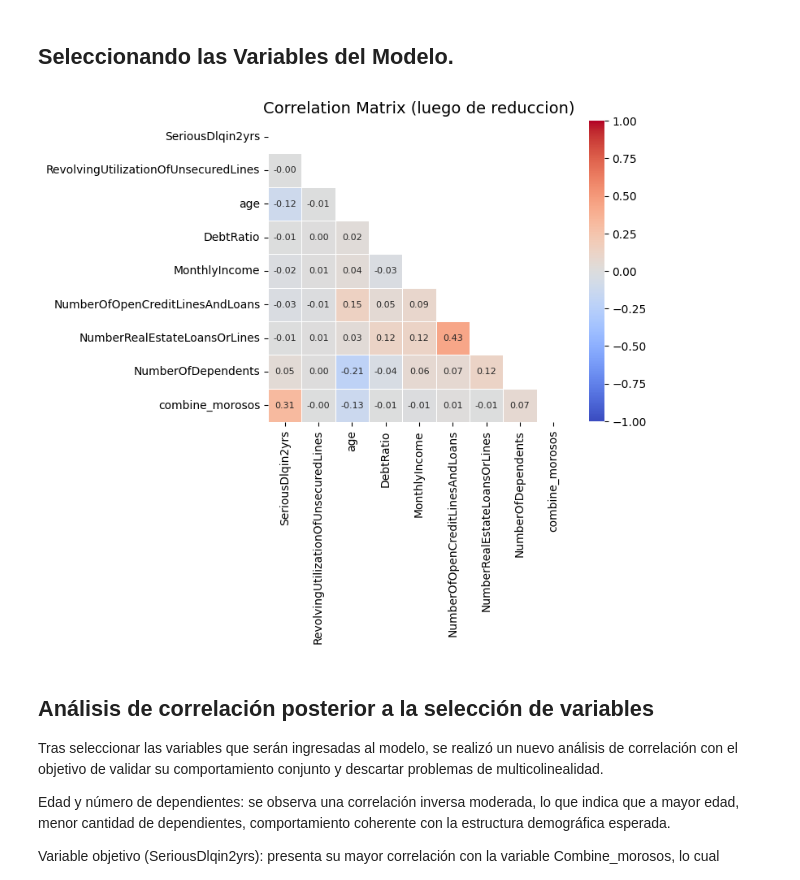
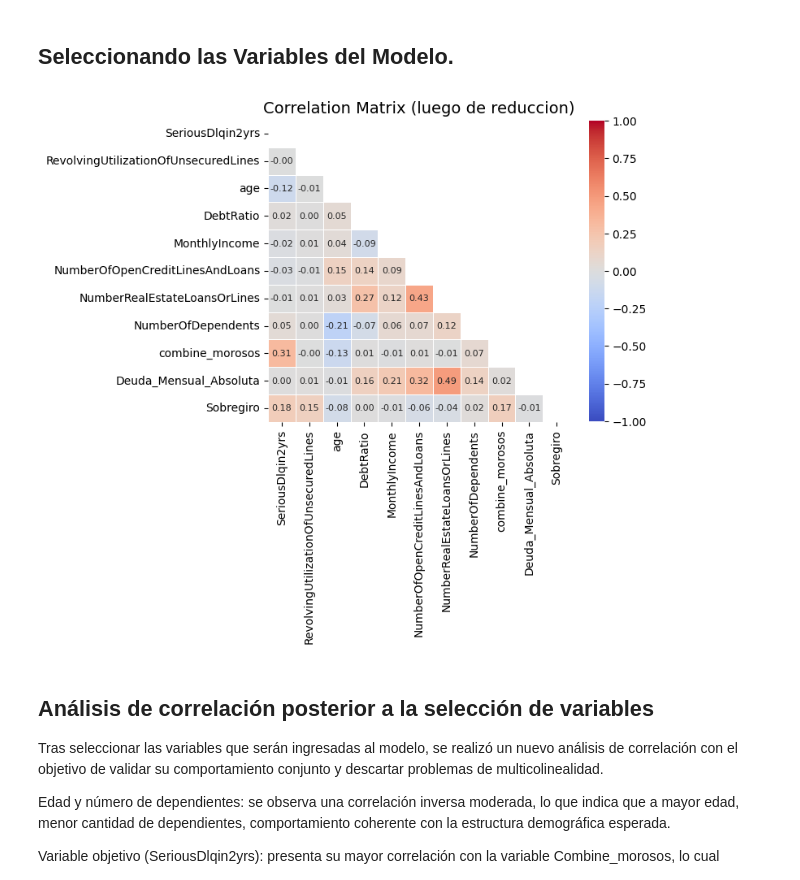
Before and after one commit to THEWACHER1103/analisis_crediticio, a Jupyter notebook: Analisis_crediticio.ipynb, the cells around one changed output. Saved outputs shown, nothing was run; the diff lists cells and outputs as text; code cells hidden in the pictures.

```diff
--- a/Analisis_crediticio.ipynb
+++ b/Analisis_crediticio.ipynb
@@ -259,4 +262,20 @@ plt.show()
 df['combine_morosos'] = (df["NumberOfTimes90DaysLate"] + df["NumberOfTime60-89DaysPastDueNotWorse"]+ df["NumberOfTime30-59DaysPastDueNotWorse"])
 df.loc[(df['combine_morosos']>=1), 'combine_morosos'] = 1
 df['combine_morosos'].value_counts()
+
+#Manejando el error de DebtRatio
+df['Deuda_Mensual_Absoluta'] = np.where(
+    df['DebtRatio'] > 1,
+    df['DebtRatio'],
+    df['DebtRatio'] * df['MonthlyIncome'])
+df.loc[df['DebtRatio'] > 1, 'DebtRatio'] = 1
+df['Deuda_Mensual_Absoluta'] = df['Deuda_Mensual_Absoluta'].fillna(0) #rellenando los null con 0
+
+#Revolving
+df['Sobregiro'] = np.where(df['RevolvingUtilizationOfUnsecuredLines'] > 1, 1, 0)
+
+# Correlacion de nuevas Variables con la variable Target
+for new_feature in ['combine_morosos', 'Deuda_Mensual_Absoluta', 'Sobregiro']:
+    corr = df[[new_feature, 'SeriousDlqin2yrs']].corr().iloc[0, 1]
+    print(f"{new_feature}: {corr:.4f}")
 # %% [output]
@@ -282,31 +317,30 @@ Esta transformación permitió reducir la dimensionalidad, disminuir el ruido y
 # %%
 df_model= df[['SeriousDlqin2yrs','RevolvingUtilizationOfUnsecuredLines','age','DebtRatio','MonthlyIncome',
        'NumberOfOpenCreditLinesAndLoans','NumberRealEstateLoansOrLines',
-       'NumberOfDependents','combine_morosos'
+       'NumberOfDependents','combine_morosos','Deuda_Mensual_Absoluta','Sobregiro'
               ]]
 corr_mod= df_model.corr()
 
 plt.figure(figsize=(6,6))
 mask = np.triu(np.ones_like(corr_mod, dtype=bool))
 sns.heatmap(
     data=corr_mod,
     annot=True,
     fmt=".2f",
     annot_kws={"size": 8},
     mask=mask,
     cmap="coolwarm",
     center=0,
     square=True,
     linewidths=0.5,
     cbar_kws={"shrink": 0.8},
     vmin=-1,
     vmax=1
 )
-
 plt.title('Correlation Matrix (luego de reduccion)', fontsize=14)
 plt.show()
 # %% [output]
-[figure, old version]
+[figure, new version]
 # %% [markdown]
 ## Análisis de correlación posterior a la selección de variables
 
```
Also changed, not shown: parts of 38 cells of this notebook.
